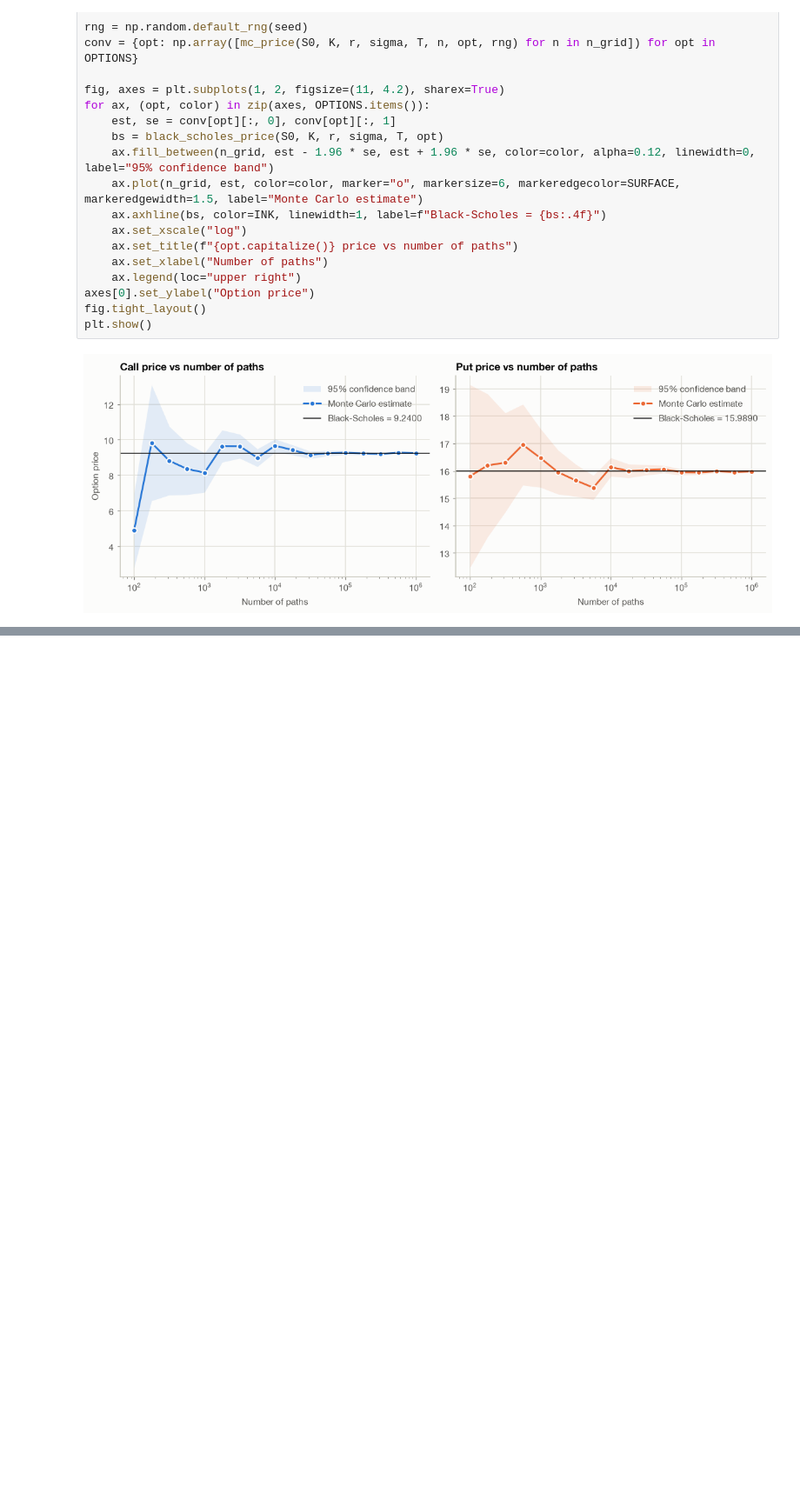
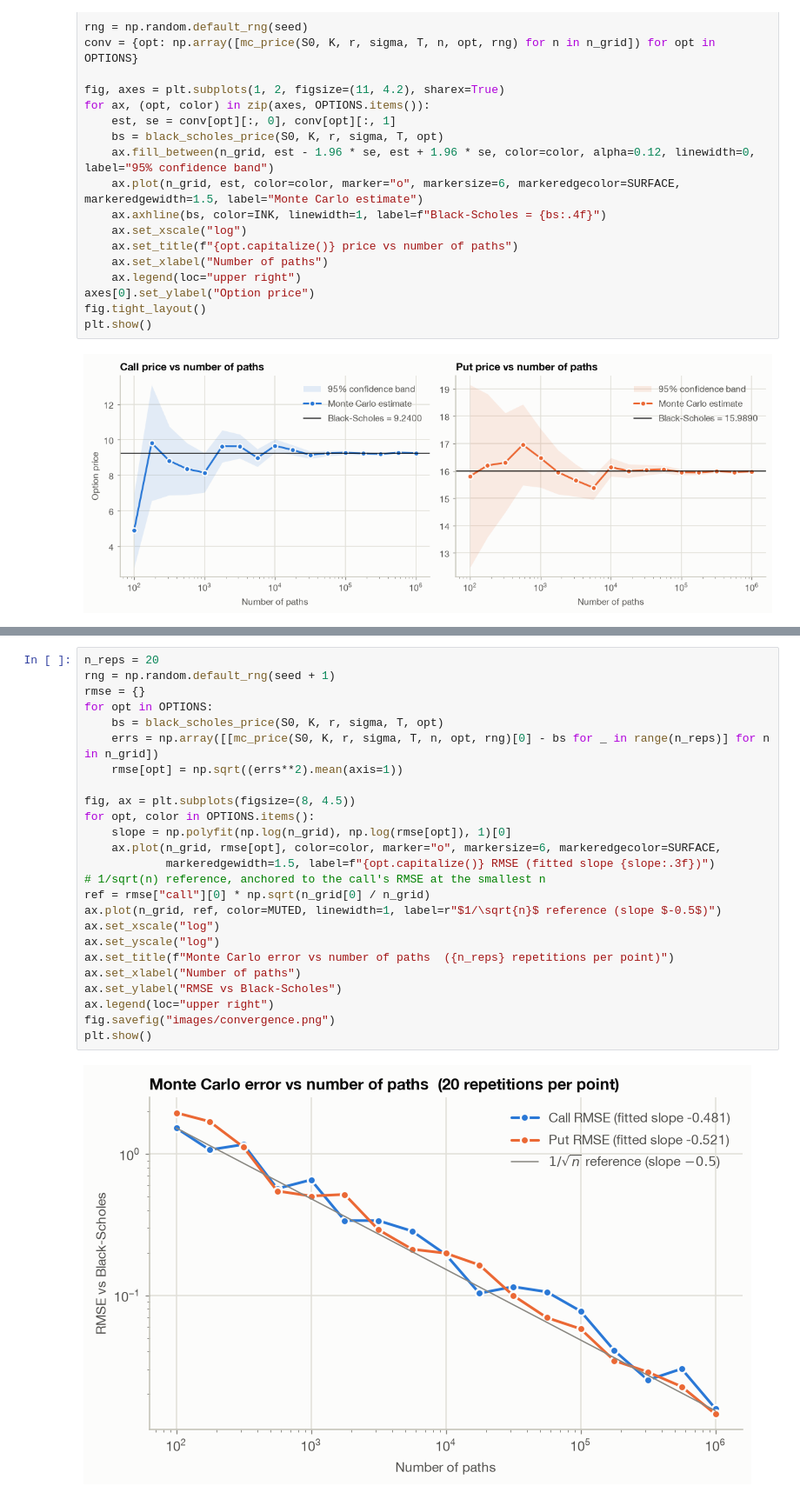
Before and after one commit to mikereg/Monte-Carlo-Option-Pricing, a Jupyter notebook: MC_vs_Black_Scholes.ipynb, the cells around one changed output, grey strips where cells are left out. Shown at 87% size. Saved outputs shown, nothing was run; the diff lists cells and outputs as text; blank space fills up the shorter version.

Commit message:
Add error rate plot showing 1/sqrt(n) convergence

```diff
--- a/MC_vs_Black_Scholes.ipynb
+++ b/MC_vs_Black_Scholes.ipynb
@@ -215,0 +219,27 @@ plt.show()
+# %%
+n_reps = 20
+rng = np.random.default_rng(seed + 1)
+rmse = {}
+for opt in OPTIONS:
+    bs = black_scholes_price(S0, K, r, sigma, T, opt)
+    errs = np.array([[mc_price(S0, K, r, sigma, T, n, opt, rng)[0] - bs for _ in range(n_reps)] for n in n_grid])
+    rmse[opt] = np.sqrt((errs**2).mean(axis=1))
+
+fig, ax = plt.subplots(figsize=(8, 4.5))
+for opt, color in OPTIONS.items():
+    slope = np.polyfit(np.log(n_grid), np.log(rmse[opt]), 1)[0]
+    ax.plot(n_grid, rmse[opt], color=color, marker="o", markersize=6, markeredgecolor=SURFACE,
+            markeredgewidth=1.5, label=f"{opt.capitalize()} RMSE (fitted slope {slope:.3f})")
+# 1/sqrt(n) reference, anchored to the call's RMSE at the smallest n
+ref = rmse["call"][0] * np.sqrt(n_grid[0] / n_grid)
+ax.plot(n_grid, ref, color=MUTED, linewidth=1, label=r"$1/\sqrt{n}$ reference (slope $-0.5$)")
+ax.set_xscale("log")
+ax.set_yscale("log")
+ax.set_title(f"Monte Carlo error vs number of paths  ({n_reps} repetitions per point)")
+ax.set_xlabel("Number of paths")
+ax.set_ylabel("RMSE vs Black-Scholes")
+ax.legend(loc="upper right")
+fig.savefig("images/convergence.png")
+plt.show()
+# %% [output]
+[figure, added]
```
Also changed, not shown: parts of 1 cell of this notebook, 1 other file.
